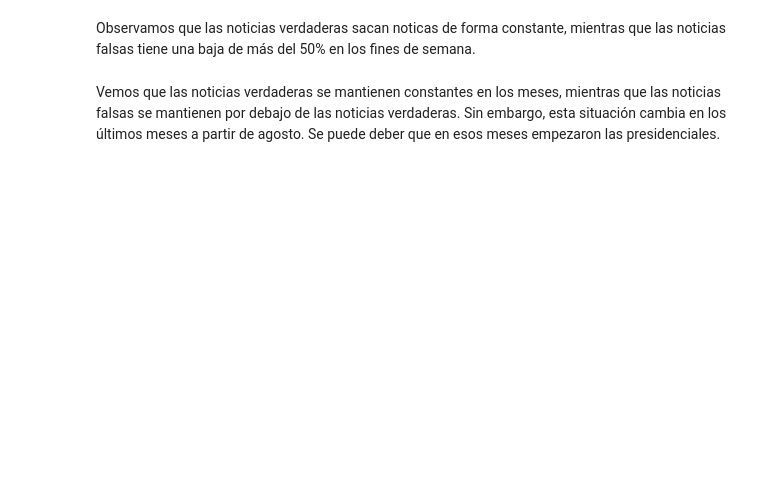
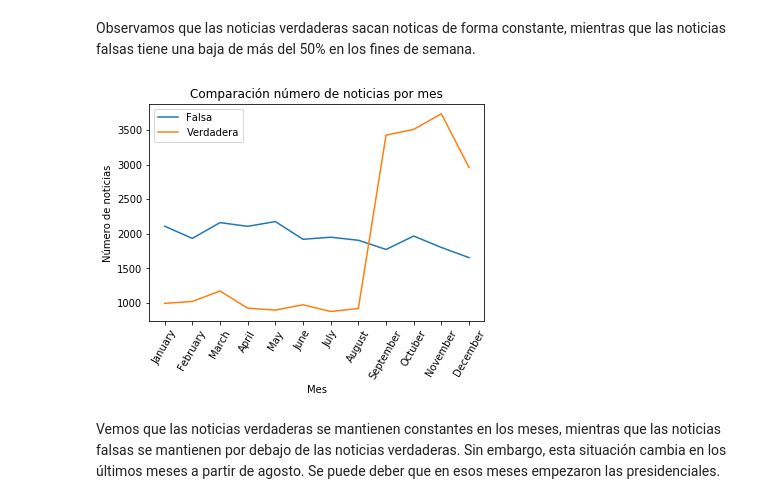
Before and after one commit to framunoz/Detector-Noticias-Falsas, a Jupyter notebook: codigo/01-Carga_de_datos.ipynb, the cells around one changed output. Saved outputs shown, nothing was run; the diff lists cells and outputs as text; code cells hidden in the pictures; blank space fills up the shorter version.

```diff
--- a/codigo/01-Carga_de_datos.ipynb
+++ b/codigo/01-Carga_de_datos.ipynb
@@ -377,30 +423,34 @@ Observamos que las noticias verdaderas sacan noticas de forma constante, mientra
 # %%
 m = {
     1: "January", 2: "February", 3: "March", 4: "April",
     5: "May", 6: "June", 7: "July", 8: "August",
     9: "September", 10: "Octuber", 11: "November", 12: "December"
 }
 
 def number2month(n):
     """Hace un mapeo del número de un mes, al nombre del mes.
     Retorna None si no se entrega un número entero entre el 1 y el 12.
     """
     return m.get(n, None)
 
 def count_month(ser):
     """Cuenta los meses y los rotúla.
     """
     s = ser.dt.month.map(number2month).value_counts()
     s = pd.Series({m[i]:s[m[i]] for i in range(1, 13)})
     return s
 
 ts_f = count_month(df_fake["date"])
 ts_t = count_month(df_true["date"])
 
 my_plot(ts_t, ts_f, rotation=60,
         title="Comparación número de noticias por mes",
         xlabel="Mes",
-        ylabel="Número de noticias",)
+        ylabel="Número de noticias",
+        save=True,
+        save_name="numero_noticias_mes")
+# %% [output]
+[figure, added]
 # %% [markdown]
 Vemos que las noticias verdaderas se mantienen constantes en los meses, mientras que las noticias falsas se mantienen por debajo de las noticias verdaderas. Sin embargo, esta situación cambia en los últimos meses a partir de agosto. Se puede deber que en esos meses empezaron las presidenciales.
 # %%
```
Also changed, not shown: parts of 19 cells of this notebook.
